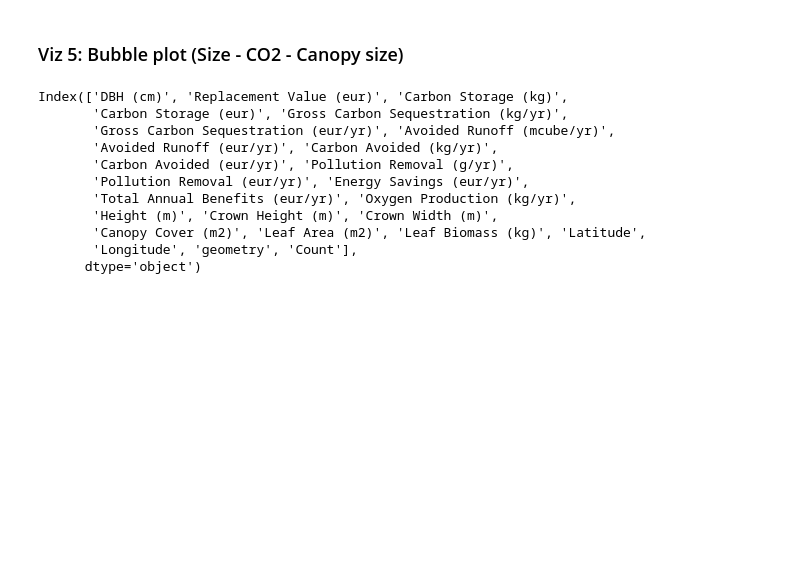
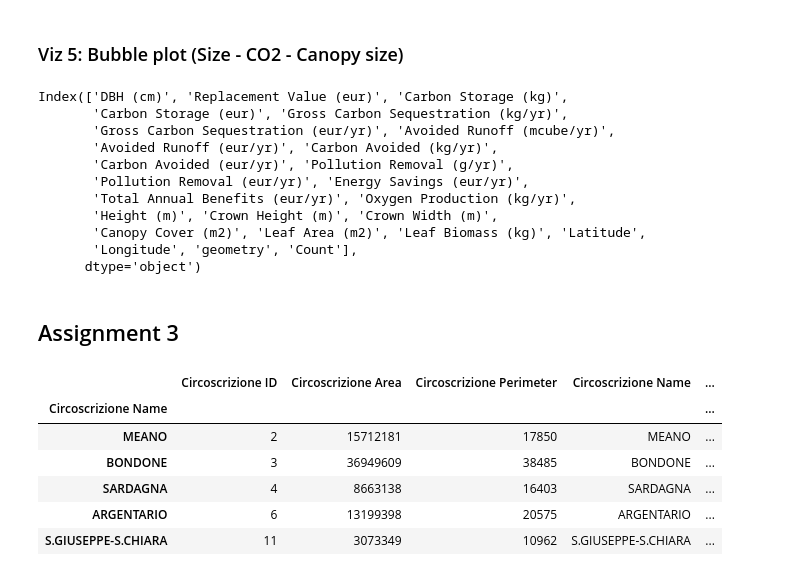
Before and after one commit to DataViz-Group3/DataViz-Group3, a Jupyter notebook: src/preprocessing.ipynb, the cells around one changed output. Cells and saved outputs as stored; diff of their text form; code cells hidden in the pictures; blank space fills up the shorter version.

```diff
--- a/src/preprocessing.ipynb
+++ b/src/preprocessing.ipynb
@@ -329,3 +341,17 @@ Index(['DBH (cm)', 'Replacement Value (eur)', 'Carbon Storage (kg)',
        'Canopy Cover (m2)', 'Leaf Area (m2)', 'Leaf Biomass (kg)', 'Latitude',
        'Longitude', 'geometry', 'Count'],
       dtype='object')
+# %% [markdown]
+## Assignment 3
+# %%
+df_circoscrizioni = df_circoscrizioni.reset_index()
+df_circoscrizioni.index = df_circoscrizioni['Circoscrizione Name']
+df_circoscrizioni.head()
+# %% [output]
+|  | Circoscrizione ID | Circoscrizione Area | Circoscrizione Perimeter | Circoscrizione Name | ... |
+| Circoscrizione Name |  |  |  |  | ... |
+| MEANO | 2 | 15712181 | 17850 | MEANO | ... |
+| BONDONE | 3 | 36949609 | 38485 | BONDONE | ... |
+| SARDAGNA | 4 | 8663138 | 16403 | SARDAGNA | ... |
+| ARGENTARIO | 6 | 13199398 | 20575 | ARGENTARIO | ... |
+| S.GIUSEPPE-S.CHIARA | 11 | 3073349 | 10962 | S.GIUSEPPE-S.CHIARA | ... |
```
Also changed, not shown: parts of 10 cells of this notebook, 5 other files.
